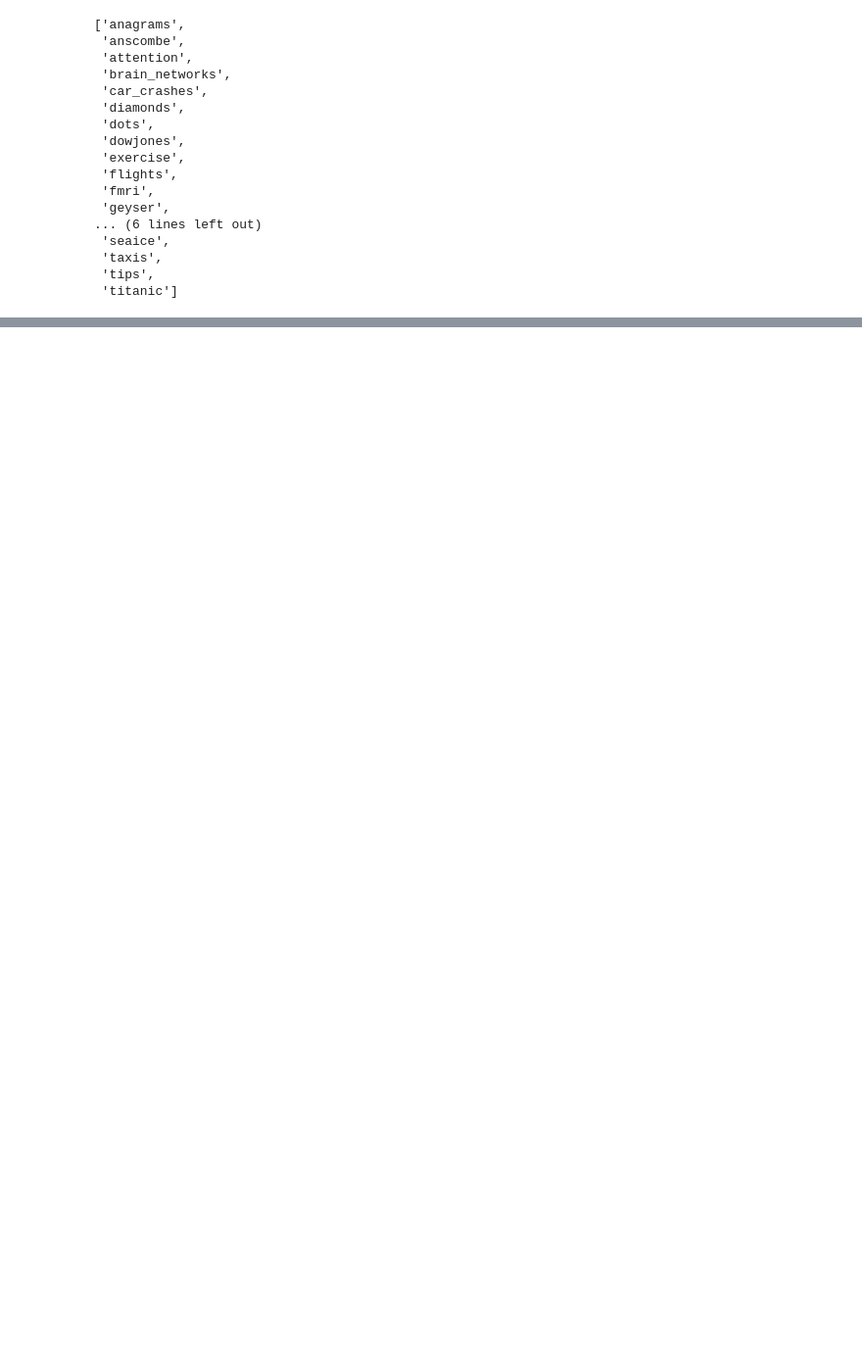
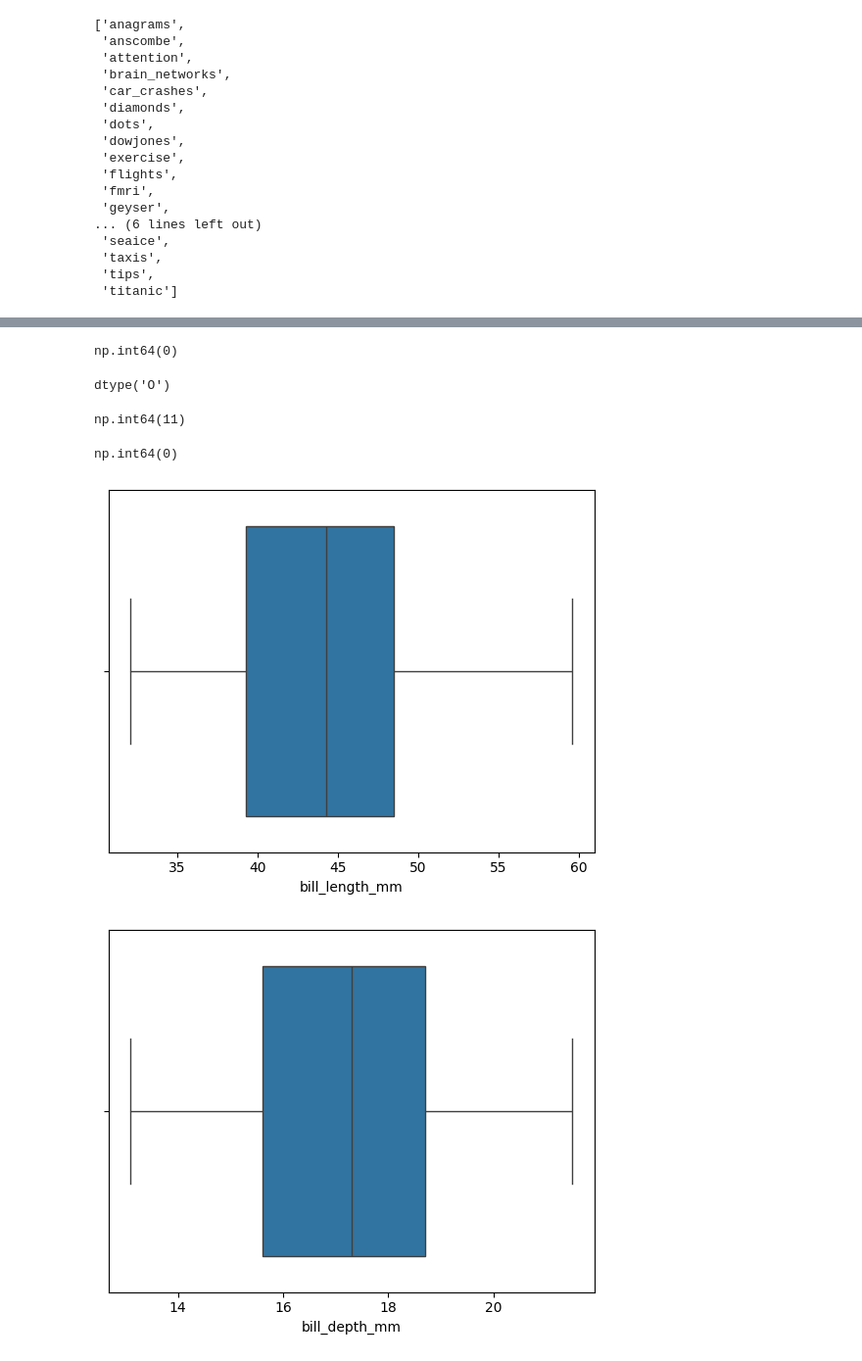
Before and after one commit to Avinash174/DataScience, a Jupyter notebook: python/ML/ML-5.ipynb, the cells around one changed output, grey strips where cells are left out. Shown at 98% size. Saved outputs shown, nothing was run; the diff lists cells and outputs as text; code cells hidden in the pictures; blank space fills up the shorter version.

```diff
--- a/python/ML/ML-5.ipynb
+++ b/python/ML/ML-5.ipynb
@@ -46,0 +139,2 @@ df.shape
+# %%
+df['flipper_length_mm'].fillna(df['flipper_length_mm'].mean(),inplace=True)
@@ -46,0 +160,2 @@ df.shape
+# %%
+df['body_mass_g'].fillna(df['body_mass_g'].mean(),inplace=True)
@@ -46,0 +166,27 @@ df.shape
+# %%
+df['body_mass_g'].fillna(df['body_mass_g'].mean(),inplace=True)
+# %%
+df['body_mass_g'].isna().sum()
+# %% [output]
+np.int64(0)
+# %%
+df['sex'].dtype
+# %% [output]
+dtype('O')
+# %%
+df['sex'].isna().sum()
+# %% [output]
+np.int64(11)
+# %%
+df['sex'].fillna(df['sex'].mode()[0],inplace=True)
+# %%
+df['sex'].isna().sum()
+# %% [output]
+np.int64(0)
+# %%
+for i in df.select_dtypes(include=np.number).columns:
+    sns.boxplot(x=df[i])
+    plt.show()
+# %% [output]
+[figure, added]
+[figure, added]
```
Also changed, not shown: parts of 38 cells of this notebook.
